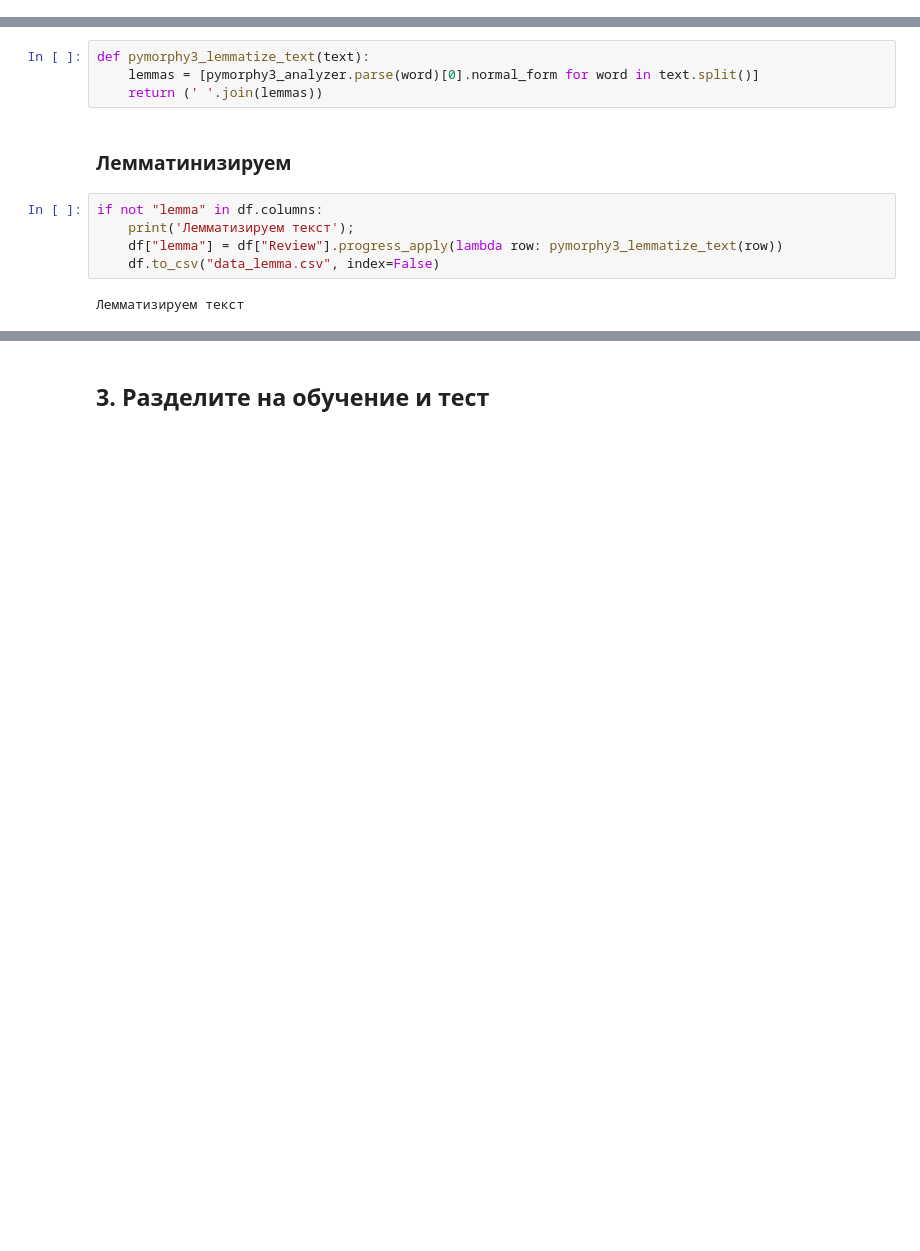
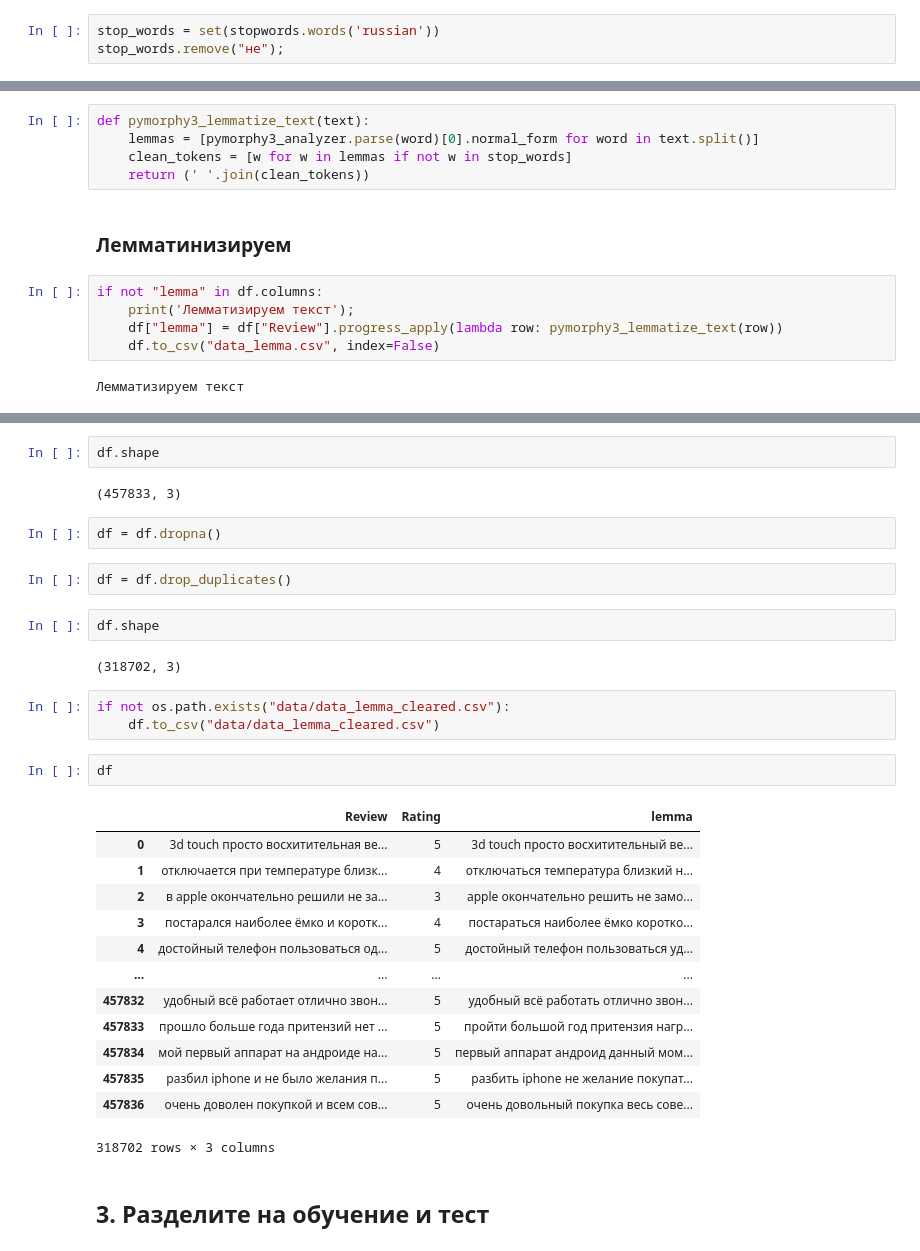
Before and after one commit to ivtroitskiy/nlp-basics, a Jupyter notebook: lesson1/notebook.ipynb, the cells around one changed output, grey strips where cells are left out. Drawn from its saved outputs; the diff is of its cells as text; blank space fills up the shorter version.

```diff
--- a/lesson1/notebook.ipynb
+++ b/lesson1/notebook.ipynb
@@ -268,5 +269,8 @@ Name: Review, Length: 457833, dtype: object
 # %% [markdown]
 ## 2. Осуществите лемматизацию с помощью любого из озвученных на занятии инструментов
+# %%
+stop_words = set(stopwords.words('russian'))
+stop_words.remove("не");
 # %% [markdown]
 ### spacy
 # %%
@@ -289,7 +293,8 @@ pymorphy3_analyzer = MorphAnalyzer()
 # %%
 def pymorphy3_lemmatize_text(text):
     lemmas = [pymorphy3_analyzer.parse(word)[0].normal_form for word in text.split()]
-    return (' '.join(lemmas))
+    clean_tokens = [w for w in lemmas if not w in stop_words]
+    return (' '.join(clean_tokens))
 # %% [markdown]
 ### Лемматинизируем
 # %%
@@ -304,3 +307,34 @@ if not "lemma" in df.columns:
+# %%
+df.shape
+# %% [output]
+(457833, 3)
+# %%
+df = df.dropna()
+# %%
+df = df.drop_duplicates()
+# %%
+df.shape
+# %% [output]
+(318702, 3)
+# %%
+if not os.path.exists("data/data_lemma_cleared.csv"):
+    df.to_csv("data/data_lemma_cleared.csv")
+# %%
+df
+# %% [output]
+|  | Review | Rating | lemma |
+| 0 | 3d touch просто восхитительная ве... | 5 | 3d touch просто восхитительный ве... |
+| 1 | отключается при температуре близк... | 4 | отключаться температура близкий н... |
+| 2 | в apple окончательно решили не за... | 3 | apple окончательно решить не замо... |
+| 3 | постарался наиболее ёмко и коротк... | 4 | постараться наиболее ёмко коротко... |
+| 4 | достойный телефон пользоваться од... | 5 | достойный телефон пользоваться уд... |
+| ... | ... | ... | ... |
+| 457832 | удобный всё работает отлично звон... | 5 | удобный всё работать отлично звон... |
+| 457833 | прошло больше года притензий нет ... | 5 | пройти большой год притензия нагр... |
+| 457834 | мой первый аппарат на андроиде на... | 5 | первый аппарат андроид данный мом... |
+| 457835 | разбил iphone и не было желания п... | 5 | разбить iphone не желание покупат... |
+| 457836 | очень доволен покупкой и всем сов... | 5 | очень довольный покупка весь сове... |
+318702 rows × 3 columns
 # %% [markdown]
 ## 3. Разделите на обучение и тест
 # %%
```
Also changed, not shown: parts of 57 cells of this notebook, 5 other files.
